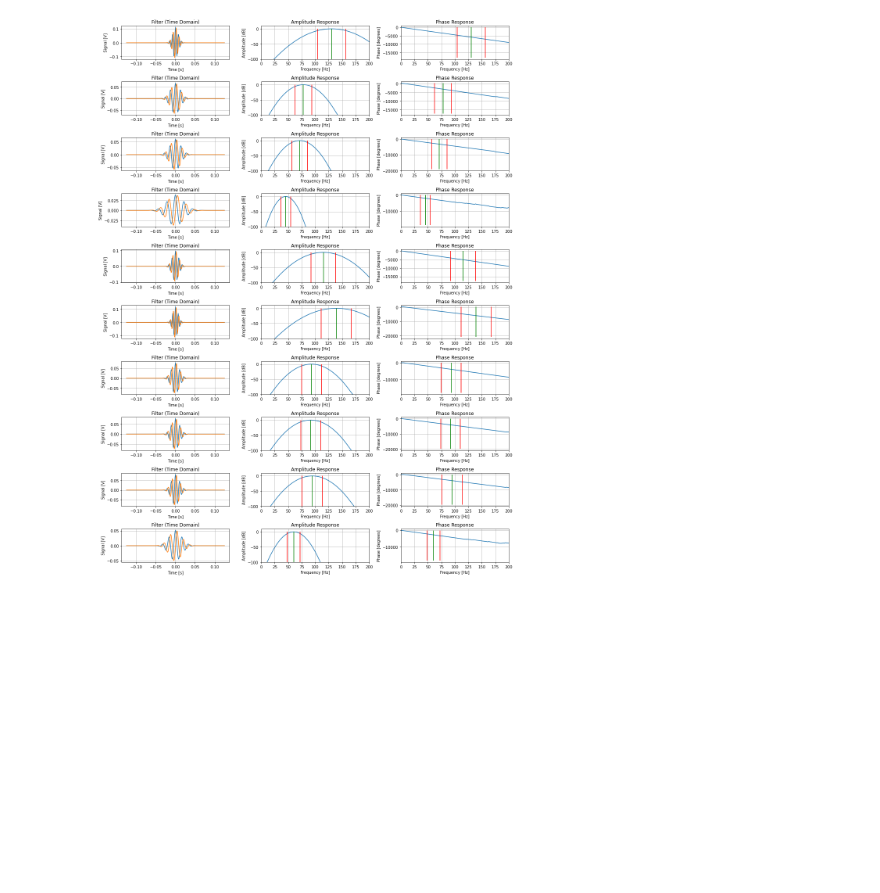
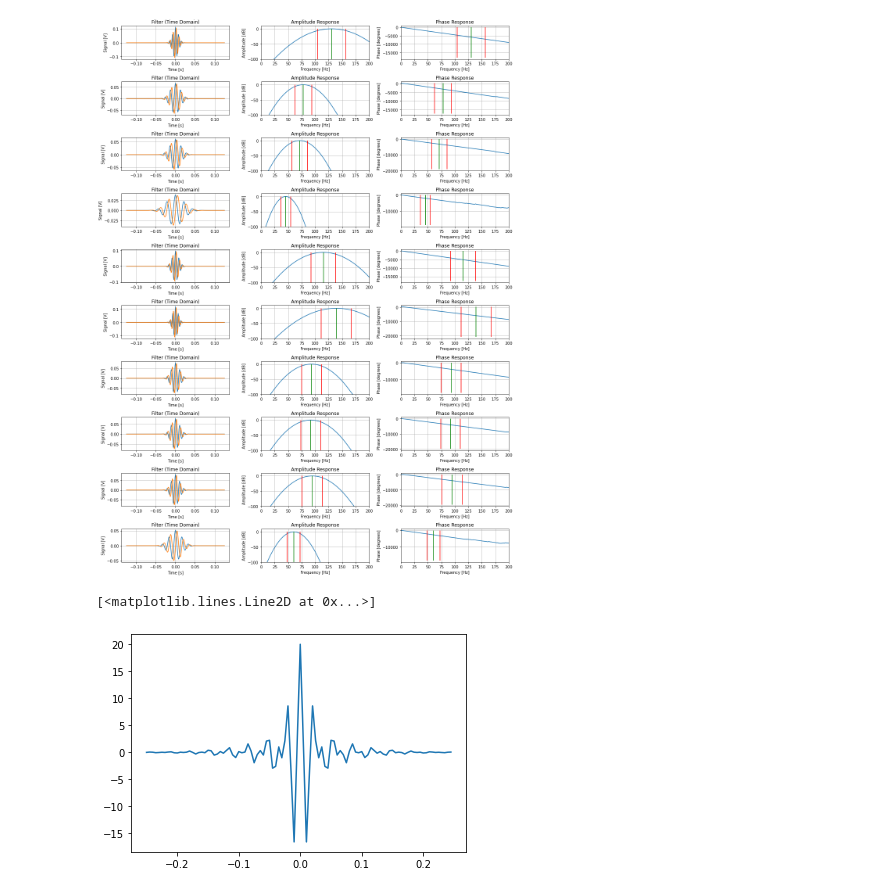
Before and after one commit to amvosk/adenvex, a Jupyter notebook: Layers.ipynb, the cells around one changed output. Cells and saved outputs as stored; diff of their text form; code cells hidden in the pictures; blank space fills up the shorter version.

```diff
--- a/Layers.ipynb
+++ b/Layers.ipynb
@@ -206,3 +395,19 @@ plt.tight_layout()
 plt.show()
 # %% [output]
 [figure]
+# %%
+sfreq = 200
+freq1 = 10
+freq2 = 20
+x = torch.arange(-0.25, 0.25, 1 / sfreq)
+sinc1 = 2 * freq1 * torch.sinc(2 * math.pi * freq1 * x)
+sinc2 = 2 * freq2 * torch.sinc(2 * math.pi * freq2 * x)
+hamming_window = torch.hamming_window(x.shape[0])
+sinc1 = sinc1 * hamming_window
+sinc2 = sinc2 * hamming_window
+sinc = sinc2 - sinc1
+# %%
+plt.plot(x.numpy(), sinc.numpy())
+# %% [output]
+[<matplotlib.lines.Line2D at 0x...>]
+[figure, added]
```
Also changed, not shown: parts of 15 cells of this notebook, 2 other files.
